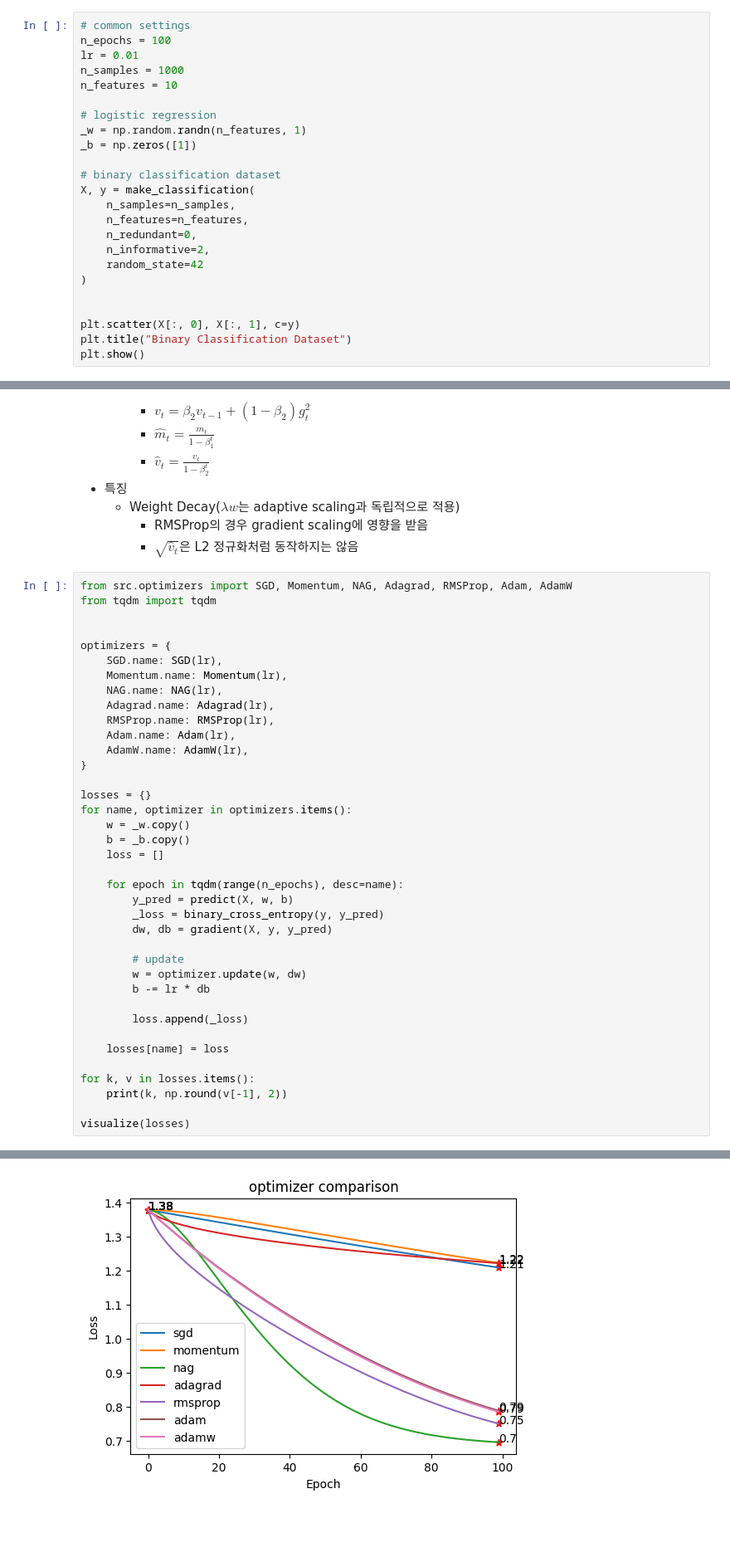
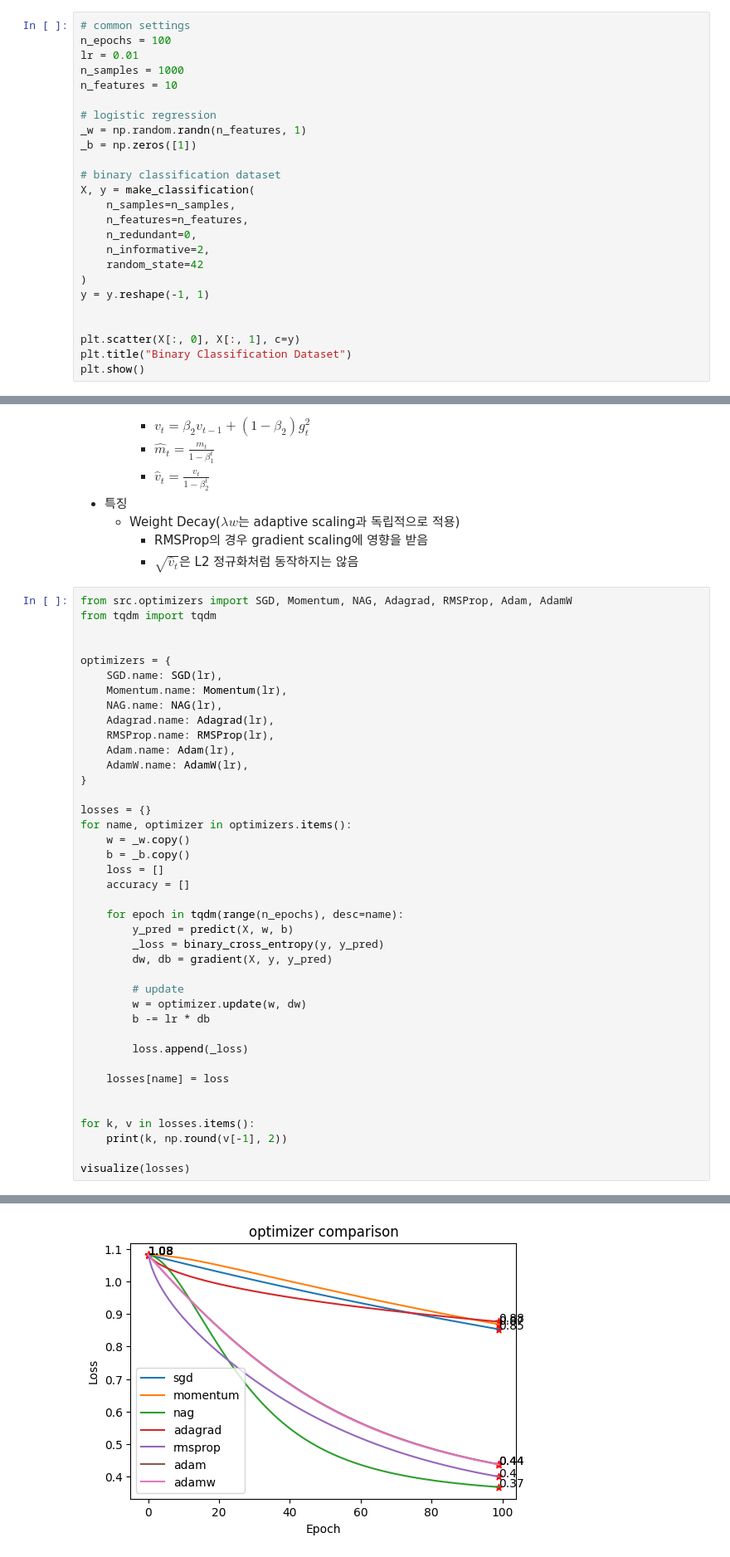
Before and after one commit to smsm8898/scratch, a Jupyter notebook: notebooks/optimizers.ipynb, the cells around one changed output, grey strips where cells are left out. Shown: that part at 83% size. Saved outputs shown, nothing was run; the diff lists cells and outputs as text; blank space fills up the shorter version.

```diff
--- a/notebooks/optimizers.ipynb
+++ b/notebooks/optimizers.ipynb
@@ -88,6 +89,7 @@ X, y = make_classification(
     n_informative=2,
     random_state=42
 )
+y = y.reshape(-1, 1)
 
 
 plt.scatter(X[:, 0], X[:, 1], c=y)
@@ -313,6 +315,7 @@ for name, optimizer in optimizers.items():
     w = _w.copy()
     b = _b.copy()
     loss = []
+    accuracy = []
 
     for epoch in tqdm(range(n_epochs), desc=name):
         y_pred = predict(X, w, b)
@@ -327,6 +330,7 @@ for name, optimizer in optimizers.items():
 
     losses[name] = loss
 
+
 for k, v in losses.items():
     print(k, np.round(v[-1], 2))
 
@@ -342 +346 @@ adamw 0.79
-[figure, old version]
+[figure, new version]
```
Also changed, not shown: parts of 2 cells of this notebook.
